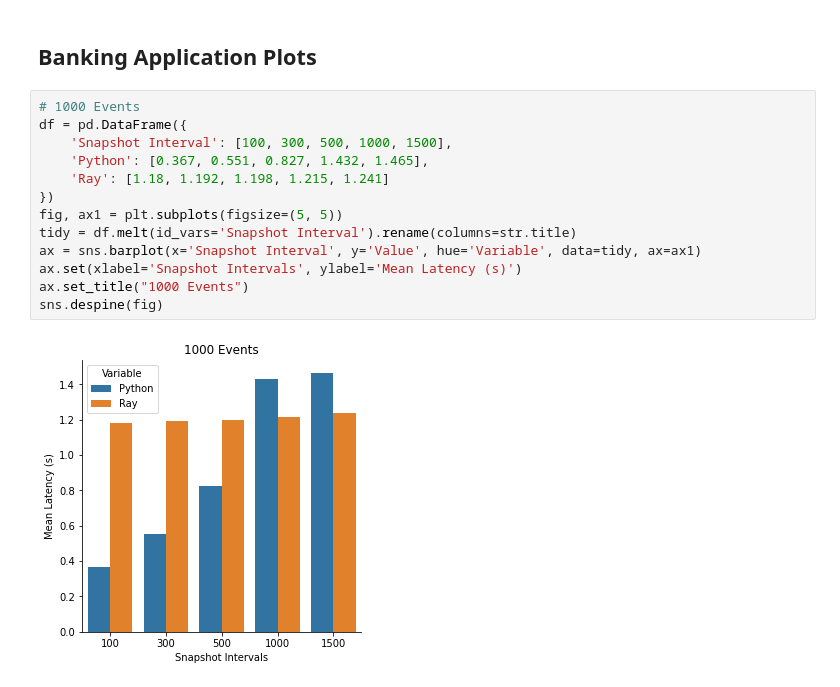
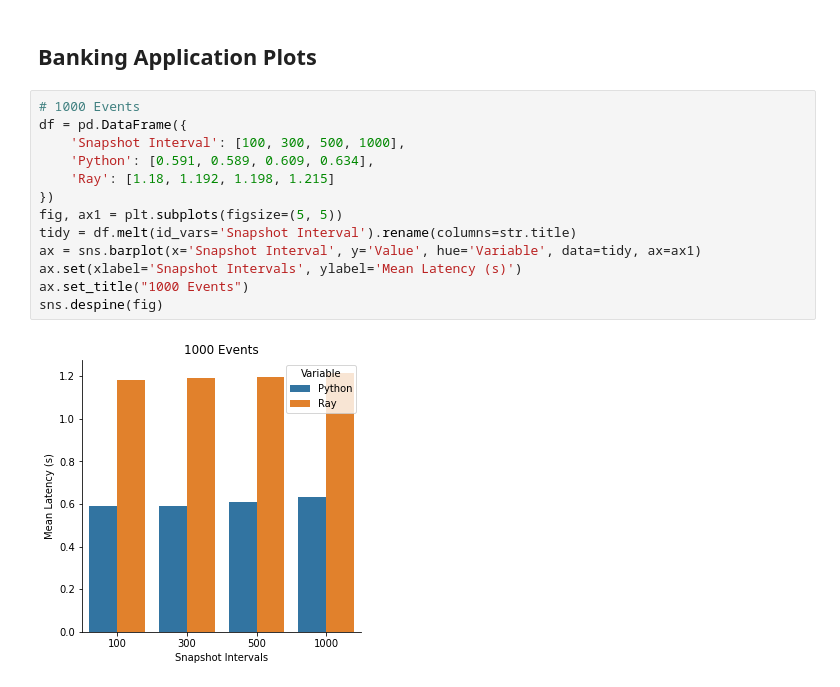
Before and after one commit to yudi-tan/cs262a-final-project, a Jupyter notebook: event-sourced-banking-app/plots/Plots.ipynb, the cells around one changed output. Saved outputs shown, nothing was run; the diff lists cells and outputs as text.

Commit message:
Updated shipping app for benchmark of python vs ray. added plots too

```diff
--- a/event-sourced-banking-app/plots/Plots.ipynb
+++ b/event-sourced-banking-app/plots/Plots.ipynb
@@ -9,18 +9,18 @@ import matplotlib.pyplot as plt
 # %%
 # 1000 Events
 df = pd.DataFrame({
-    'Snapshot Interval': [100, 300, 500, 1000, 1500],
-    'Python': [0.367, 0.551, 0.827, 1.432, 1.465],
-    'Ray': [1.18, 1.192, 1.198, 1.215, 1.241]
+    'Snapshot Interval': [100, 300, 500, 1000],
+    'Python': [0.591, 0.589, 0.609, 0.634],
+    'Ray': [1.18, 1.192, 1.198, 1.215]
 })
 fig, ax1 = plt.subplots(figsize=(5, 5))
 tidy = df.melt(id_vars='Snapshot Interval').rename(columns=str.title)
 ax = sns.barplot(x='Snapshot Interval', y='Value', hue='Variable', data=tidy, ax=ax1)
 ax.set(xlabel='Snapshot Intervals', ylabel='Mean Latency (s)')
 ax.set_title("1000 Events")
 sns.despine(fig)
 # %% [output]
-[figure, old version]
+[figure, new version]
 # %%
 # 3000 Events
 df = pd.DataFrame({
```
Also changed, not shown: parts of 4 cells of this notebook, 5 other files.
